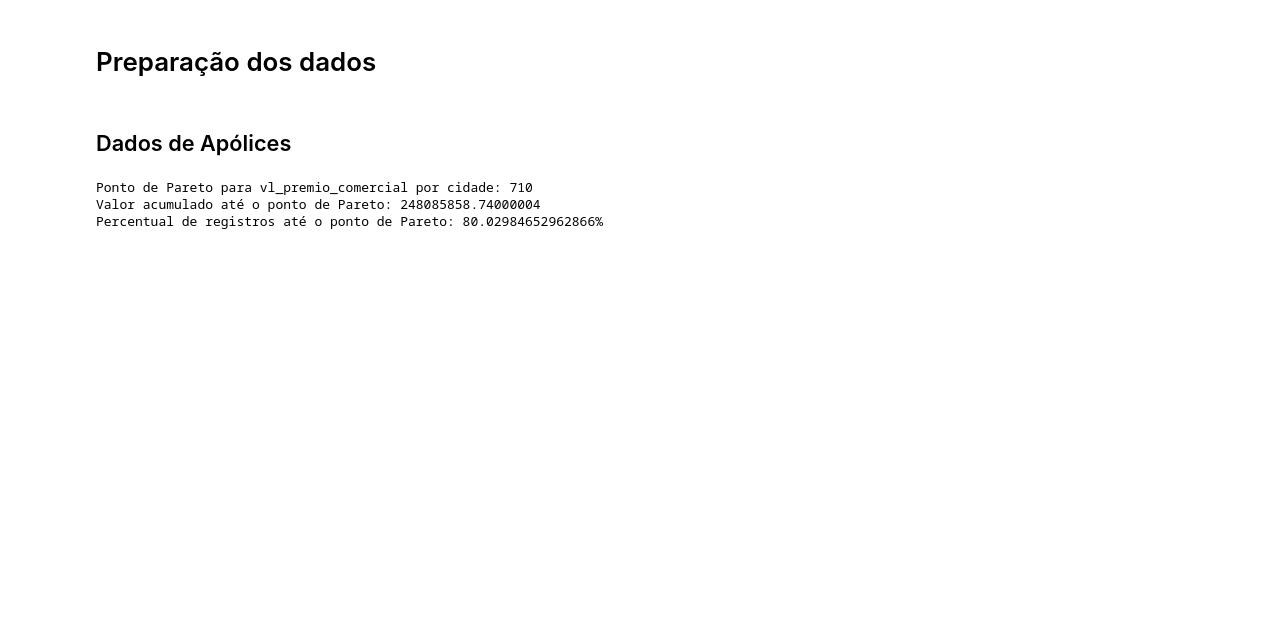
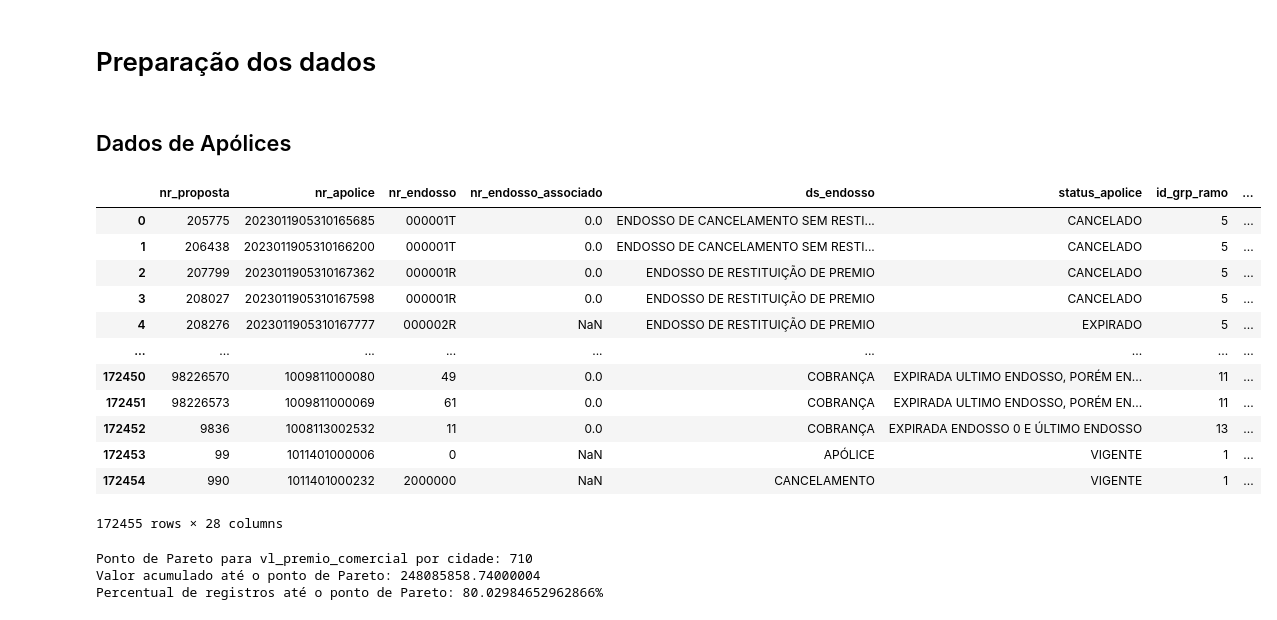
Before and after one commit to FernandoPedriali/analise_dados, a Jupyter notebook: analise_dados.ipynb, the cells around one changed output. Saved outputs shown, nothing was run; the diff lists cells and outputs as text; code cells hidden in the pictures; blank space fills up the shorter version.

```diff
--- a/analise_dados.ipynb
+++ b/analise_dados.ipynb
@@ -80,6 +94,22 @@ df_apolice_colunas_tipos ={
 df_apolice = df_apolice.astype(df_apolice_colunas_tipos)
 memory_usage_after_df_apolice = df_apolice.memory_usage(deep=True)
 types_after = df_apolice.dtypes
+# %%
+df_apolice
+# %% [output]
+|  | nr_proposta | nr_apolice | nr_endosso | nr_endosso_associado | ds_endosso | status_apolice | id_grp_ramo | ... |
+| 0 | 205775 | 2023011905310165685 | 000001T | 0.0 | ENDOSSO DE CANCELAMENTO SEM RESTI... | CANCELADO | 5 | ... |
+| 1 | 206438 | 2023011905310166200 | 000001T | 0.0 | ENDOSSO DE CANCELAMENTO SEM RESTI... | CANCELADO | 5 | ... |
+| 2 | 207799 | 2023011905310167362 | 000001R | 0.0 | ENDOSSO DE RESTITUIÇÃO DE PREMIO | CANCELADO | 5 | ... |
+| 3 | 208027 | 2023011905310167598 | 000001R | 0.0 | ENDOSSO DE RESTITUIÇÃO DE PREMIO | CANCELADO | 5 | ... |
+| 4 | 208276 | 2023011905310167777 | 000002R | NaN | ENDOSSO DE RESTITUIÇÃO DE PREMIO | EXPIRADO | 5 | ... |
+| ... | ... | ... | ... | ... | ... | ... | ... | ... |
+| 172450 | 98226570 | 1009811000080 | 49 | 0.0 | COBRANÇA | EXPIRADA ULTIMO ENDOSSO, PORÉM EN... | 11 | ... |
+| 172451 | 98226573 | 1009811000069 | 61 | 0.0 | COBRANÇA | EXPIRADA ULTIMO ENDOSSO, PORÉM EN... | 11 | ... |
+| 172452 | 9836 | 1008113002532 | 11 | 0.0 | COBRANÇA | EXPIRADA ENDOSSO 0 E ÚLTIMO ENDOSSO | 13 | ... |
+| 172453 | 99 | 1011401000006 | 0 | NaN | APÓLICE | VIGENTE | 1 | ... |
+| 172454 | 990 | 1011401000232 | 2000000 | NaN | CANCELAMENTO | VIGENTE | 1 | ... |
+172455 rows × 28 columns
 # %%
 # Comparar uso de memória de apólices
 memory_usage_df_apolice = pd.DataFrame({
```
Also changed, not shown: parts of 1 cell of this notebook, 1 other file.
